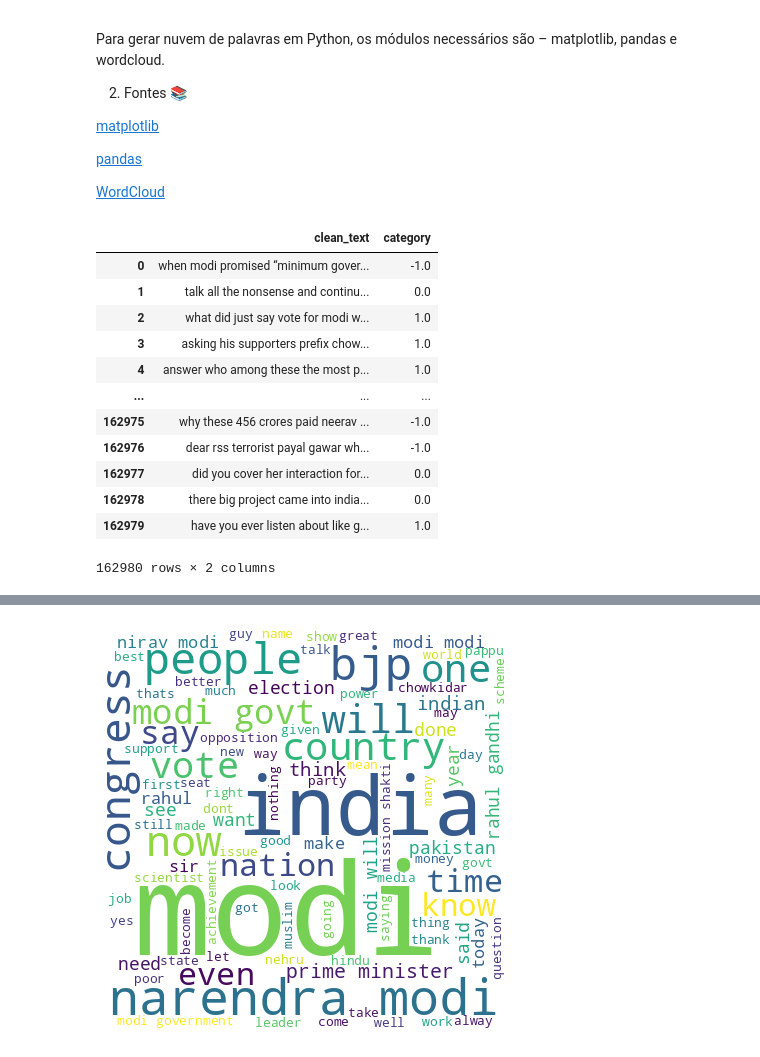
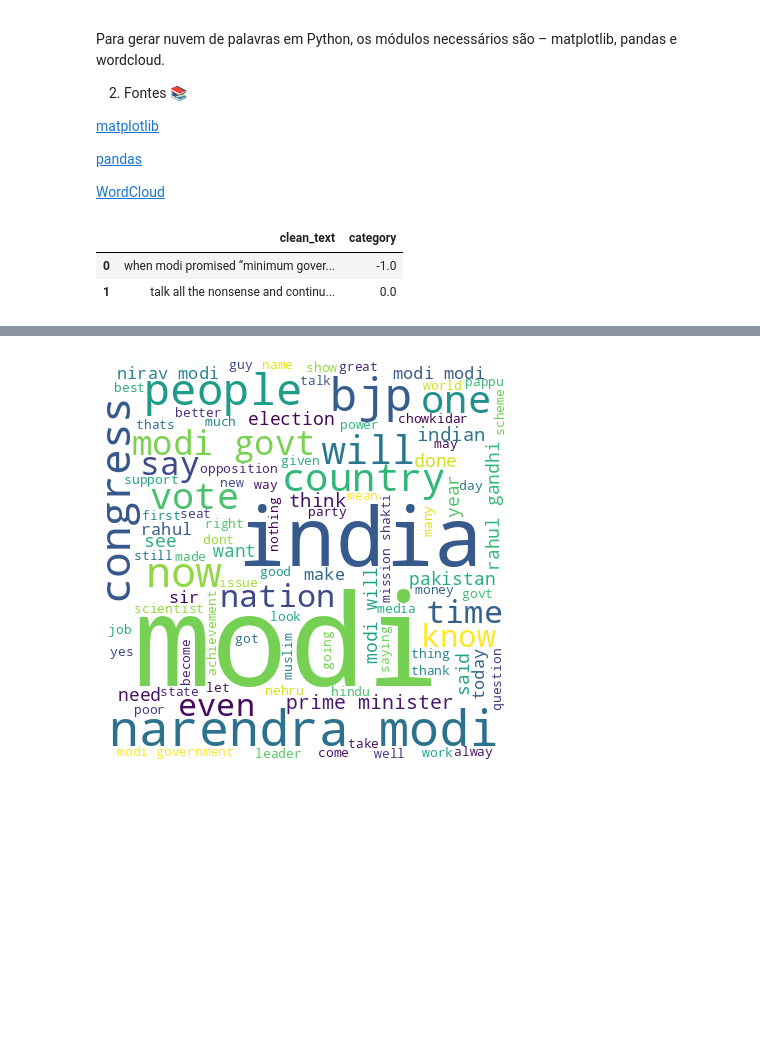
Before and after one commit to marianatiele/Estudos_AM_Projetos, a Jupyter notebook: 15_Projeto_NuvemPalavrasipynb.ipynb, the cells around one changed output, grey strips where cells are left out. Drawn from its saved outputs; the diff is of its cells as text; code cells hidden in the pictures; blank space fills up the shorter version.

```diff
--- a/15_Projeto_NuvemPalavrasipynb.ipynb
+++ b/15_Projeto_NuvemPalavrasipynb.ipynb
@@ -30,19 +30,9 @@ from wordcloud import WordCloud, STOPWORDS
 # %%
 dados = pd.read_csv('Twitter_Data.csv')
 # %%
-dados
+dados.head(2)
 # %% [output]
 |  | clean_text | category |
 | 0 | when modi promised “minimum gover... | -1.0 |
 | 1 | talk all the nonsense and continu... | 0.0 |
-| 2 | what did just say vote for modi w... | 1.0 |
-| 3 | asking his supporters prefix chow... | 1.0 |
-| 4 | answer who among these the most p... | 1.0 |
-| ... | ... | ... |
-| 162975 | why these 456 crores paid neerav ... | -1.0 |
-| 162976 | dear rss terrorist payal gawar wh... | -1.0 |
-| 162977 | did you cover her interaction for... | 0.0 |
-| 162978 | there big project came into india... | 0.0 |
-| 162979 | have you ever listen about like g... | 1.0 |
-162980 rows × 2 columns
 # %%
```
Also changed, not shown: parts of 3 cells of this notebook.
